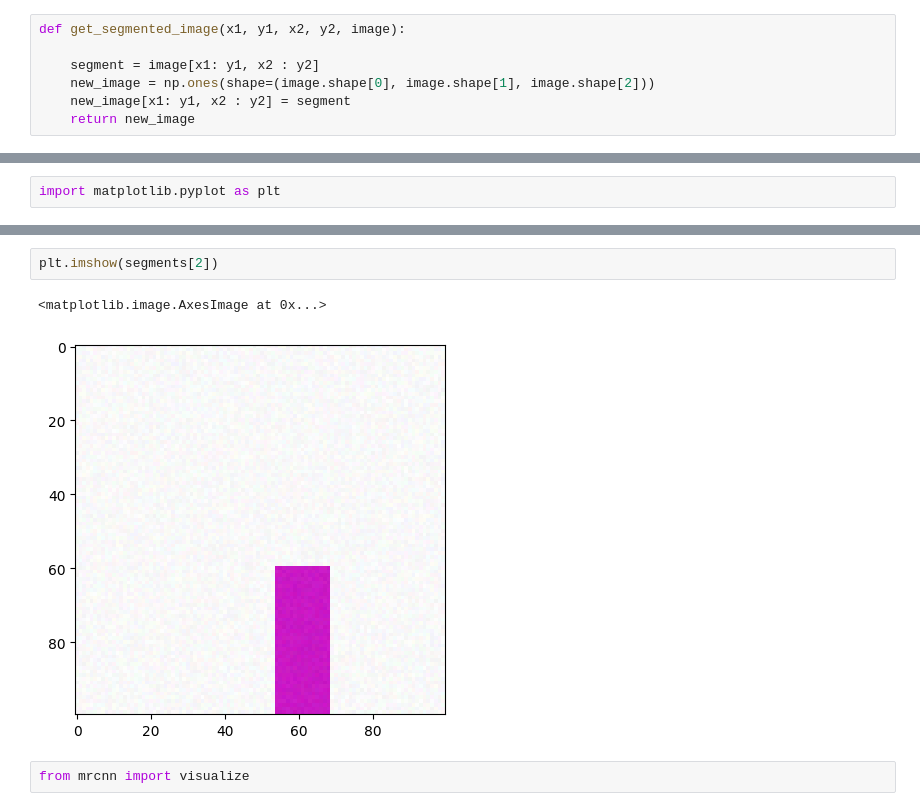
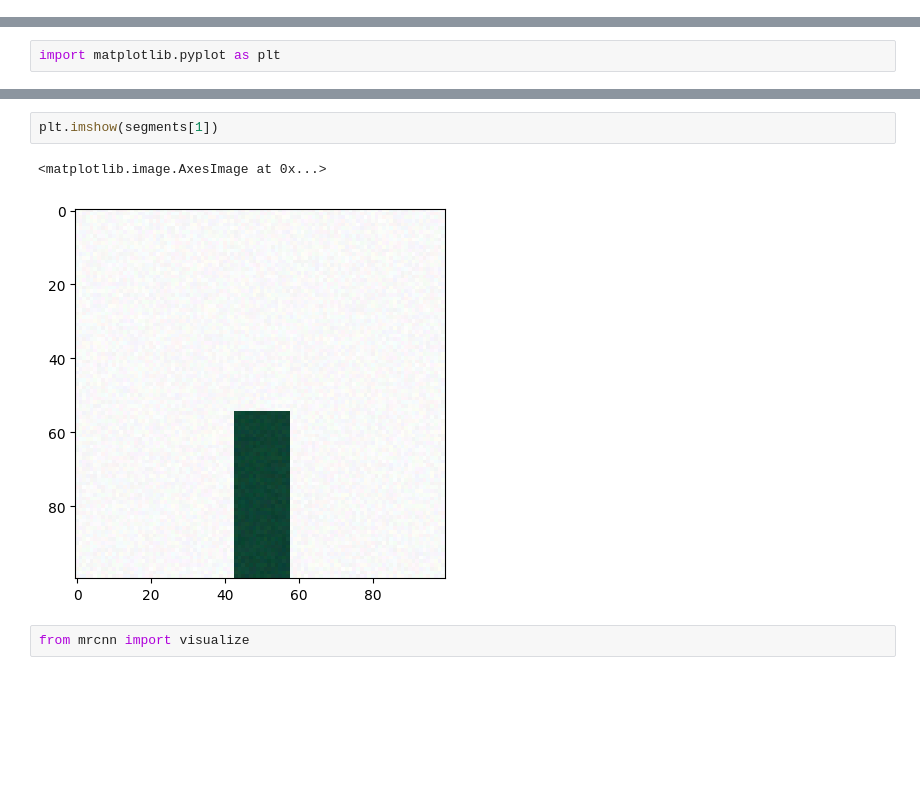
Before and after one commit to mahsageshvadi/Instance-based-RN, a Jupyter notebook: Codes_PureExperiment_default_5_times/Task1_ourNewTasks/Test_MaskRCNN_ON_different_images.ipynb, the cells around one changed output, grey strips where cells are left out. Drawn from its saved outputs; the diff is of its cells as text; blank space fills up the shorter version.

```diff
--- a/Codes_PureExperiment_default_5_times/Task1_ourNewTasks/Test_MaskRCNN_ON_different_images.ipynb
+++ b/Codes_PureExperiment_default_5_times/Task1_ourNewTasks/Test_MaskRCNN_ON_different_images.ipynb
@@ -101,13 +101,6 @@ maskrcnn_model.load_weights(maskrcnn_model_path, by_name=True)
 # %% [output]
 Loading weights from  /home/mahsa.geshvadi001/projects/PaperCodes/2_Comparison/Instance-based-RN/Codes_PureExperiment_default_5_times/Task1_ourNewTasks/MaskRCNNlogs/BarChart_color/cqa20230313T1326/mas ...
 Re-starting from epoch 60
-# %%
-def get_segmented_image(x1, y1, x2, y2, image):
-
-    segment = image[x1: y1, x2 : y2]
-    new_image = np.ones(shape=(image.shape[0], image.shape[1], image.shape[2]))
-    new_image[x1: y1, x2 : y2] = segment
-    return new_image
 # %%
 image_num = 1
 min_num_obj = 3
@@ -171,8 +164,8 @@ plt.imshow(image)
 # %%
-plt.imshow(segments[2])
+plt.imshow(segments[1])
 # %% [output]
 <matplotlib.image.AxesImage at 0x...>
-[figure, old version]
+[figure, new version]
 # %%
 from mrcnn import visualize
 # %%
```
Also changed, not shown: parts of 5 cells of this notebook, 13 other files.
